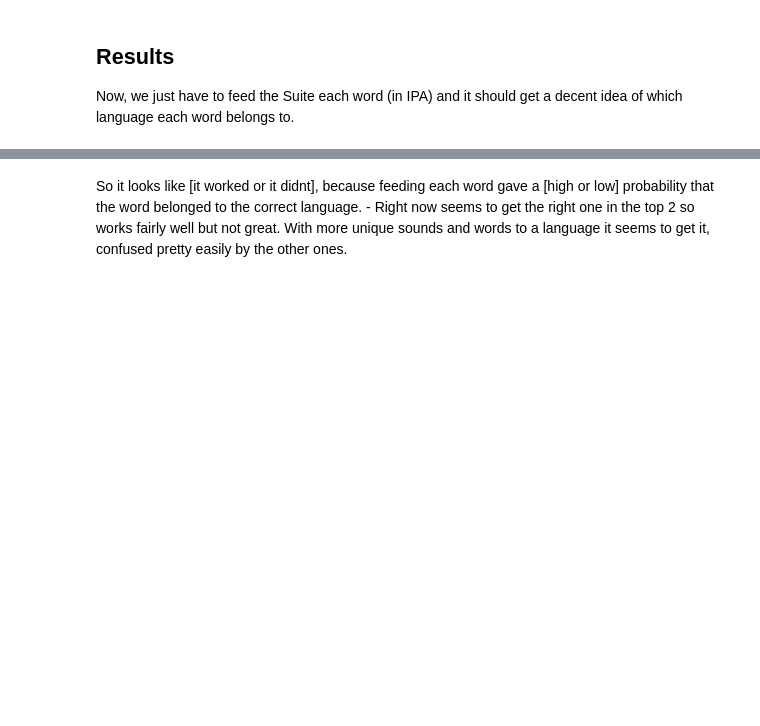
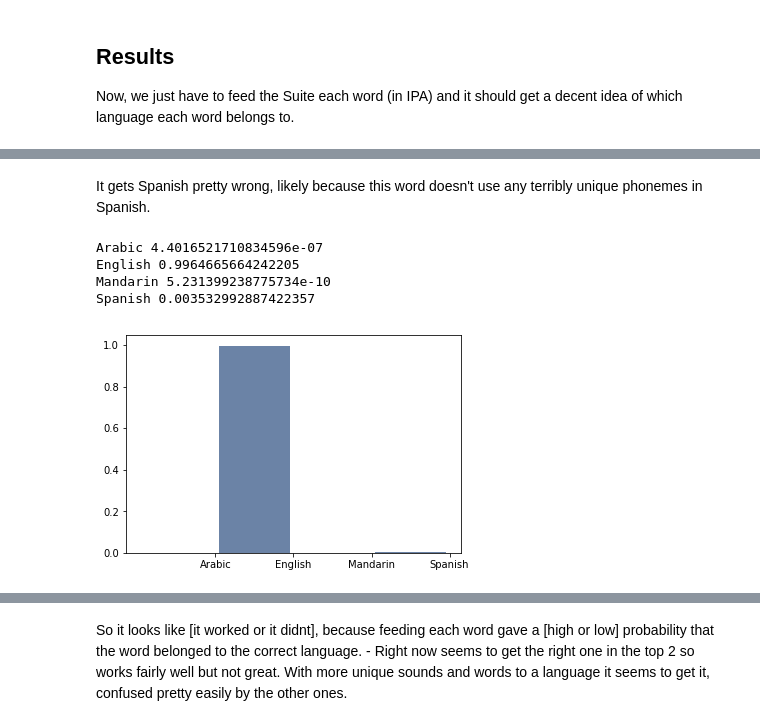
Before and after one commit to CamilleGirard/Bayesian-Phenome-Frequencies, a Jupyter notebook: code/phoneme-frequency.ipynb, the cells around one changed output, grey strips where cells are left out. Drawn from its saved outputs; the diff is of its cells as text; code cells hidden in the pictures; blank space fills up the shorter version.

```diff
--- a/code/phoneme-frequency.ipynb
+++ b/code/phoneme-frequency.ipynb
@@ -87,0 +103,14 @@ Now, we just have to feed the Suite each word (in IPA) and it should get a decen
+# %% [markdown]
+It gets Spanish pretty wrong, likely because this word doesn't use any terribly unique phonemes in Spanish.
+# %%
+lang_dist = Language(lang_prior)
+word = ['H','w','e','v','e','s'] # Jueves
+lang_dist.Update(word)
+lang_dist.Print()
+thinkplot.Hist(lang_dist)
+# %% [output]
+Arabic 4.4016521710834596e-07
+English 0.9964665664242205
+Mandarin 5.231399238775734e-10
+Spanish 0.003532992887422357
+[figure, added]
```
Also changed, not shown: parts of 20 cells of this notebook.
